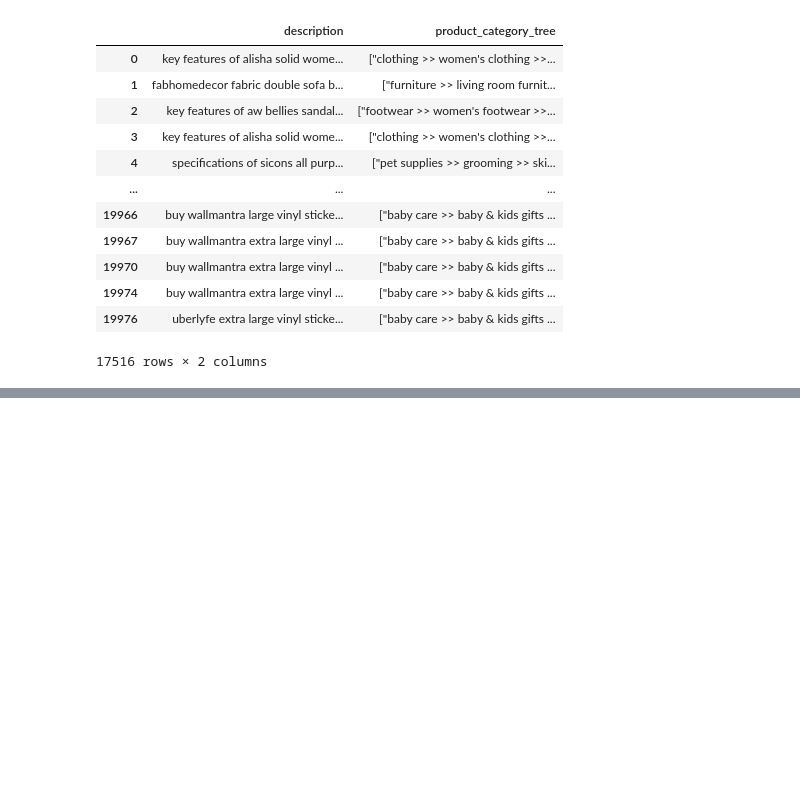
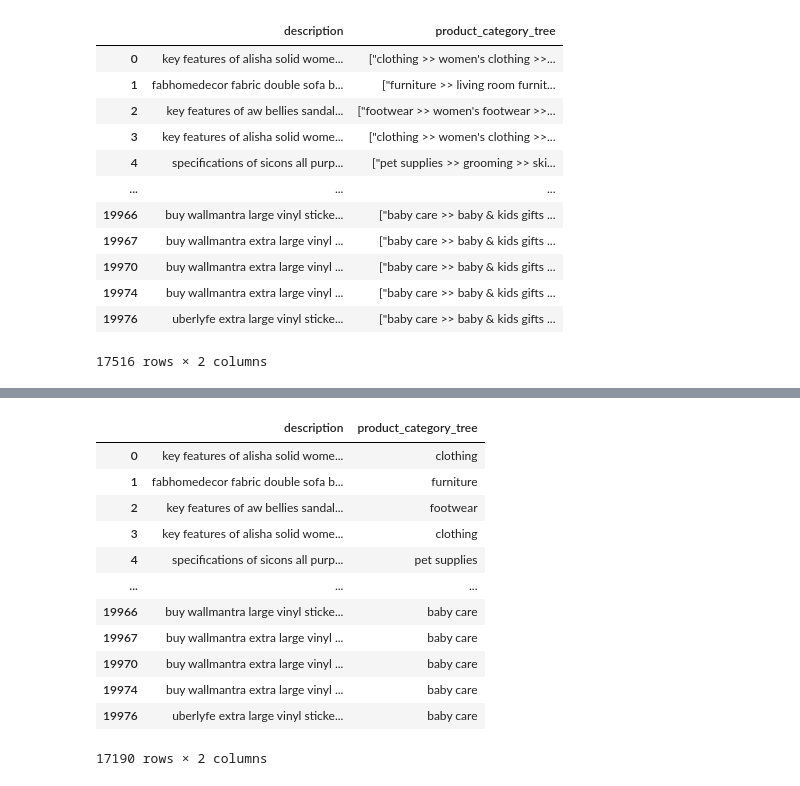
Before and after one commit to nknaman98/Task_MIDAS, a Jupyter notebook: Tupple_approach.ipynb, the cells around one changed output, grey strips where cells are left out. Saved outputs shown, nothing was run; the diff lists cells and outputs as text; code cells hidden in the pictures; blank space fills up the shorter version.

```diff
--- a/Tupple_approach.ipynb
+++ b/Tupple_approach.ipynb
@@ -141,0 +160,16 @@ processed
+# %%
+processed
+# %% [output]
+|  | description | product_category_tree |
+| 0 | key features of alisha solid wome... | clothing |
+| 1 | fabhomedecor fabric double sofa b... | furniture |
+| 2 | key features of aw bellies sandal... | footwear |
+| 3 | key features of alisha solid wome... | clothing |
+| 4 | specifications of sicons all purp... | pet supplies |
+| ... | ... | ... |
+| 19966 | buy wallmantra large vinyl sticke... | baby care |
+| 19967 | buy wallmantra extra large vinyl ... | baby care |
+| 19970 | buy wallmantra extra large vinyl ... | baby care |
+| 19974 | buy wallmantra extra large vinyl ... | baby care |
+| 19976 | uberlyfe extra large vinyl sticke... | baby care |
+17190 rows × 2 columns
```
Also changed, not shown: parts of 10 cells of this notebook, 1 other file.
